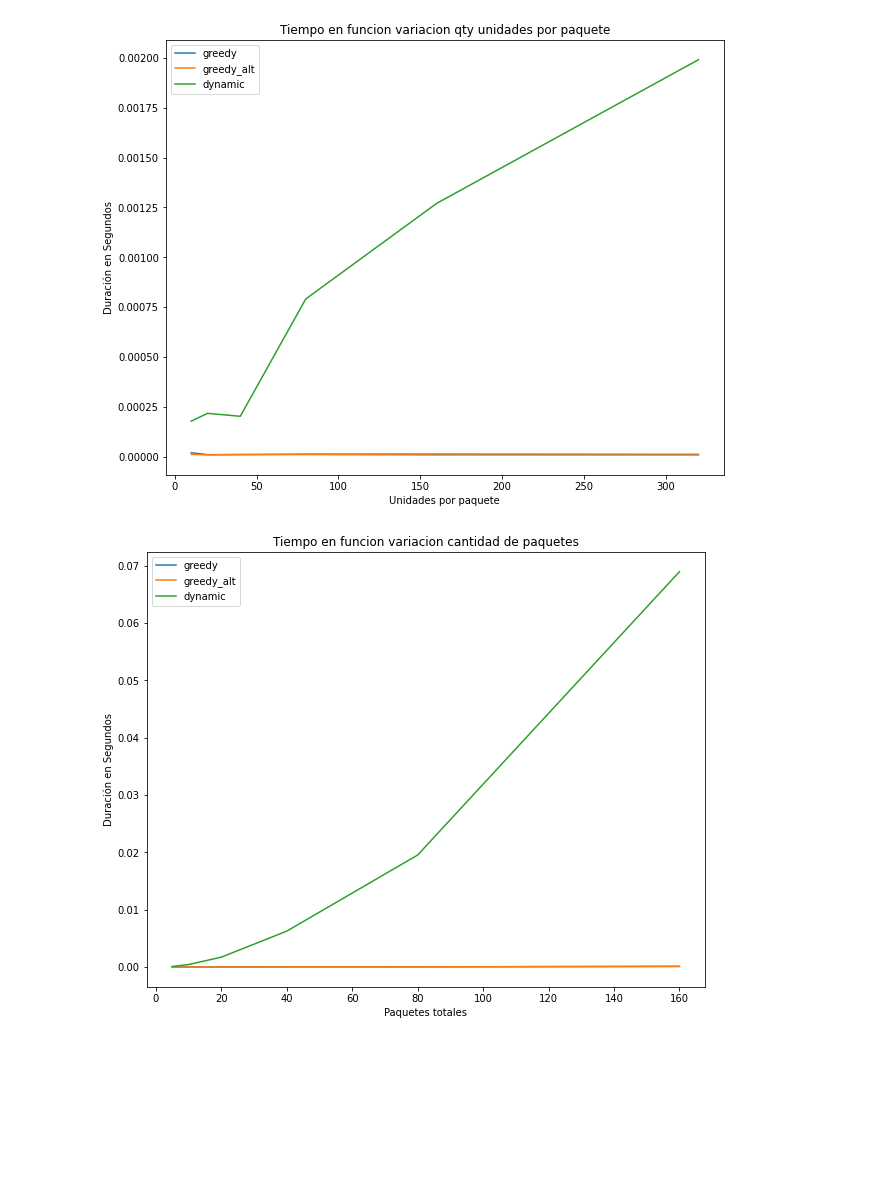
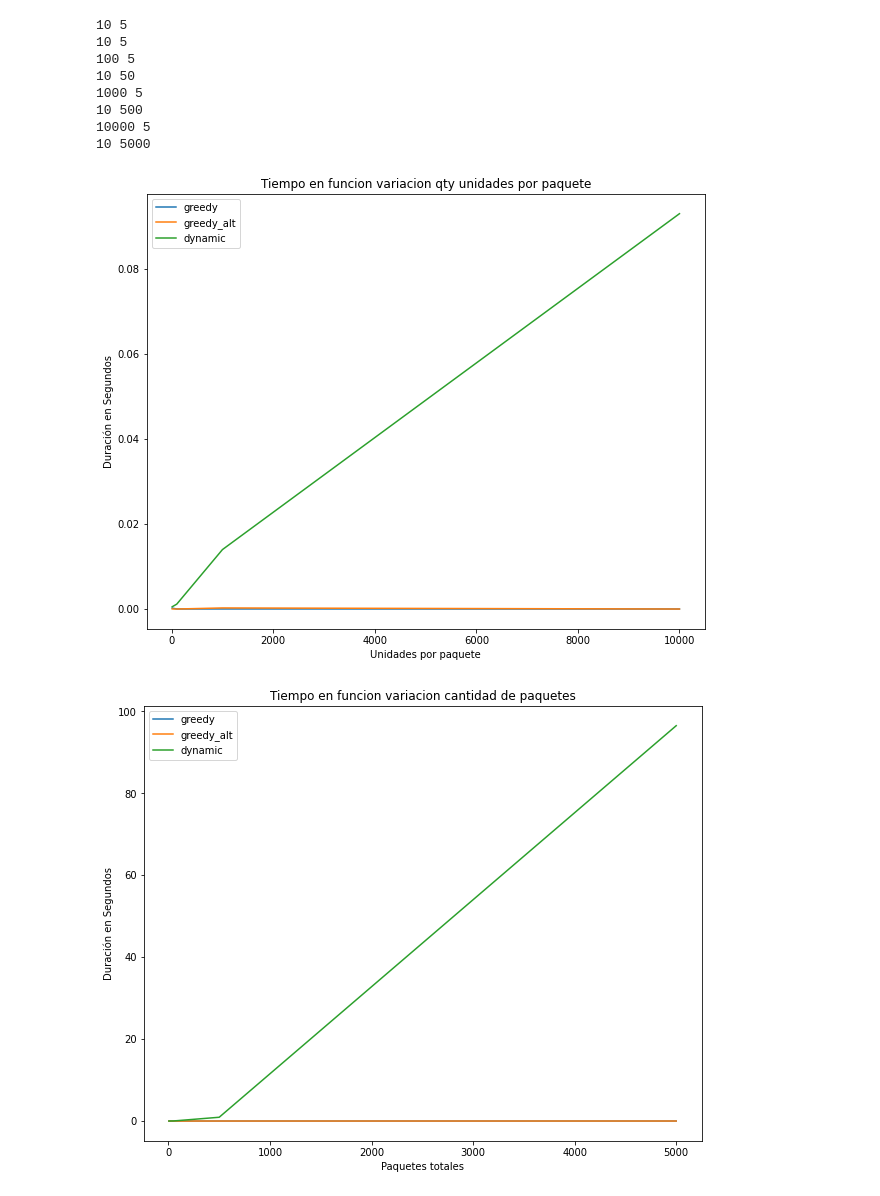
Before and after one commit to aleperno/tda_2023Q1, a Jupyter notebook: tp1/src/segunda_parte/mediciones.ipynb, the cells around one changed output. Cells and saved outputs as stored; diff of their text form; code cells hidden in the pictures; blank space fills up the shorter version.

Commit message:
agregado prog dinamico iterativo, agregadas mediciones de stress con mayor variacion, agregadas medicion de algoritmo dinamico iterativo, removido sorting del dinamico

```diff
--- a/tp1/src/segunda_parte/mediciones.ipynb
+++ b/tp1/src/segunda_parte/mediciones.ipynb
@@ -77,7 +79,15 @@ def stress_test(initial_qty, initial_packs, initial_types, max_iterations, multi
     plt.show()
     return to_bribe_pack,opt_pack, to_bribe_qty, opt_qty
 # %%
-stress_test(10, 5, 1, 6, 2)
+stress_test(10, 5, 1, 4, 10)
 # %% [output]
+10 5
+10 5
+100 5
+10 50
+1000 5
+10 500
+10000 5
+10 5000
-[figure, old version]
+[figure, new version]
-[figure, old version]
+[figure, new version]
```
Also changed, not shown: parts of 7 cells of this notebook, 3 other files.
